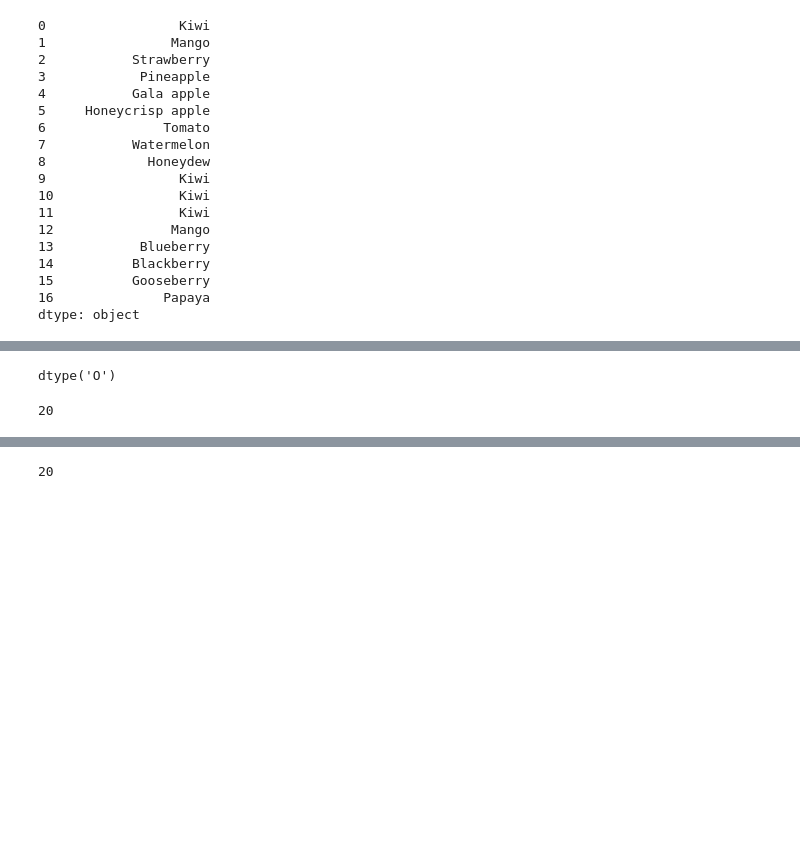
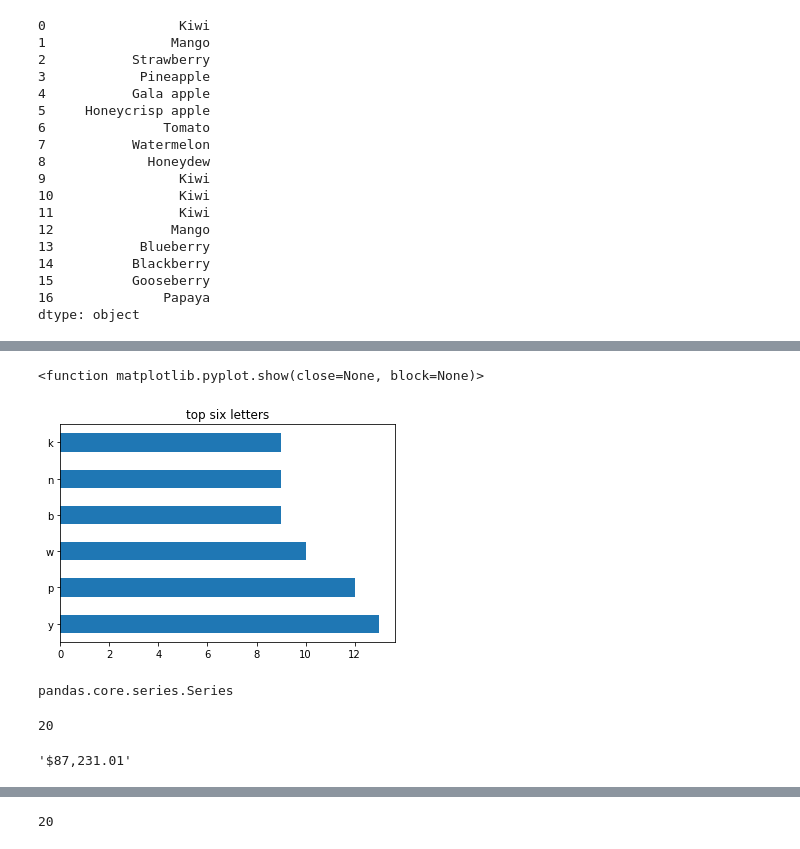
Before and after one commit to BurtonBarnes/numpy-pandas-visualization-exercises, a Jupyter notebook: pandas_series.ipynb, the cells around one changed output, grey strips where cells are left out. Drawn from its saved outputs; the diff is of its cells as text; code cells hidden in the pictures; blank space fills up the shorter version.

```diff
--- a/pandas_series.ipynb
+++ b/pandas_series.ipynb
@@ -159,2 +195,4 @@ pd.Series(['hnvidduckkqxwymbimkccexbkmqygkxoyndmcxnwqarhyffsjpsrabtjzsypmzadfavy
+# %%
+letters = pd.Series(list(letters))
 # %%
 #1.
@@ -176,3 +229,9 @@ AttributeError: 'list' object has no attribute 'upper'
 # %%
 #6.
+letters.value_counts().head(6).plot(kind='barh')
+plt.title('top six letters')
+plt.show
+# %% [output]
+<function matplotlib.pyplot.show(close=None, block=None)>
+[figure, added]
 # %%
@@ -180,7 +239,7 @@ number_series= pd.Series(['$796,459.41', '$278.60', '$482,571.67', '$4,503,915.9
 # %%
 #1.
-number_series.dtype
+type(numbers)
 # %% [output]
-dtype('O')
+pandas.core.series.Series
 # %%
 #2.
@@ -192,4 +252,7 @@ len(number_series)
 # %%
 #4.
+numbers.max()
+# %% [output]
+'$87,231.01'
 # %%
 #5.
```
Also changed, not shown: parts of 33 cells of this notebook.
